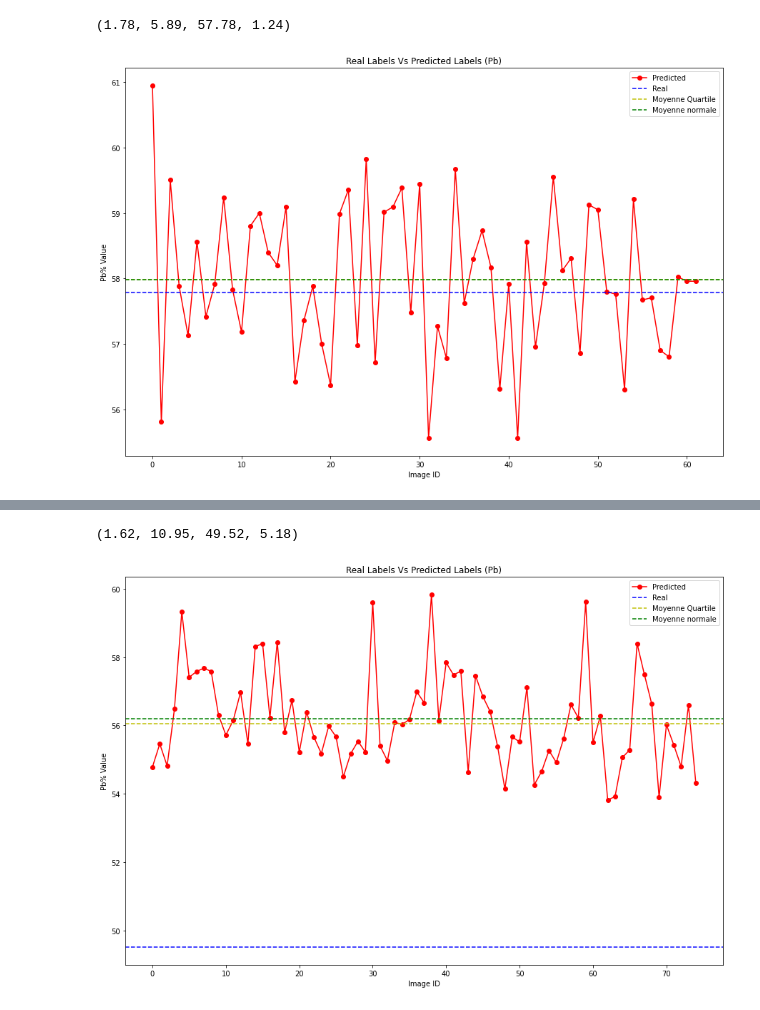
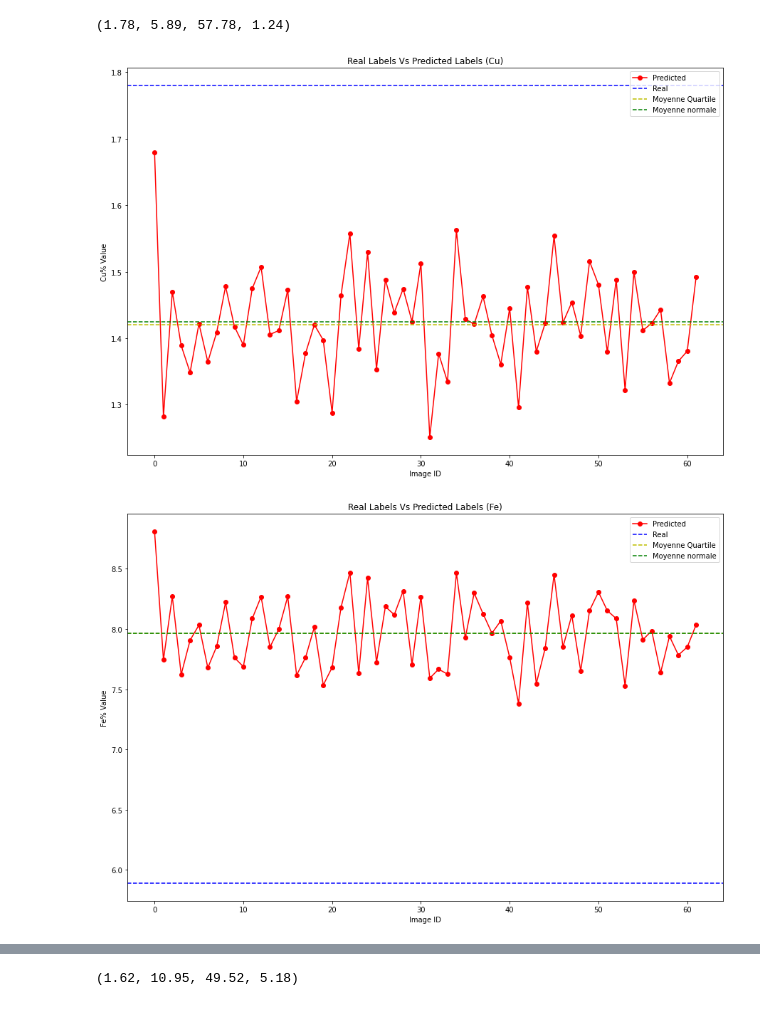
Before and after one commit to Ahmedbendaouia/MIC-DS23-CNNR-FFT-TinyML, a Jupyter notebook: FFT on froth/fft_based.ipynb, the cells around one changed output, grey strips where cells are left out. Drawn from its saved outputs; the diff is of its cells as text; code cells hidden in the pictures.

```diff
--- a/FFT on froth/fft_based.ipynb
+++ b/FFT on froth/fft_based.ipynb
@@ -171 +184,3 @@ fft_features.shape
+# %%
+labels = np.array([labels_cu, labels_fe, labels_pb, labels_zn]).T
 # %%
@@ -395,23 +433,14 @@ while(Video.isOpened()):
     success, frame = Video.read()
     if success == False:
         break
-        #offset 200
     image = crop(frame, 200, 200)
-
-
-    #prediction
-        #resize 400
-    # resized = cv2.resize(image, (200,200), interpolation = cv2.INTER_AREA)
-    # resized = resized/255.0
-    # resized = np.array(resized)
-    # resized = resized.reshape((1,200,200,3))
 
     # apply fft
     fft_pca = image_to_fft_pca(image)
     fft_pca = fft_pca.reshape(1, -1)
 
     #predict
-    t = svm.predict(fft_pca)
+    t = msvm.predict(fft_pca)
 
     #print(t)
 
@@ -441,26 +470,24 @@ def cal_quartil(data):
     return data_clean
 
 def CalculMoyenneTenneursPredites(TabTenneursPredites):
-    # Fe = []
-    # Cu = []
+    Fe = []
+    Cu = []
     Pb = []
-    # Zn = []
+    Zn = []
     i = 0
     for i in range(0,len(TabTenneursPredites)):
-        # Cu.append(TabTenneursPredites[i][0][0])
-        # Fe.append(TabTenneursPredites[i][0][1])
-        # Pb.append(TabTenneursPredites[i][0][2])
-        # Zn.append(TabTenneursPredites[i][0][3])
-        Pb.append(TabTenneursPredites[i][0])
+        Cu.append(TabTenneursPredites[i][0][0])
+        Fe.append(TabTenneursPredites[i][0][1])
+        Pb.append(TabTenneursPredites[i][0][2])
+        Zn.append(TabTenneursPredites[i][0][3])
 
 
         Moyenne_teneur_predit_Pb = cal_quartil(Pb)
-        # Moyenne_teneur_predit_Zn = cal_quartil(Zn)
-        # Moyenne_teneur_predit_Cu = cal_quartil(Cu)
-        # Moyenne_teneur_predit_Fe = cal_quartil(Fe)
+        Moyenne_teneur_predit_Zn = cal_quartil(Zn)
+        Moyenne_teneur_predit_Cu = cal_quartil(Cu)
+        Moyenne_teneur_predit_Fe = cal_quartil(Fe)
 
-    # return Moyenne_teneur_predit_Cu, Moyenne_teneur_predit_Fe, Moyenne_teneur_predit_Pb, Moyenne_teneur_predit_Zn
-    return Moyenne_teneur_predit_Pb
+    return Moyenne_teneur_predit_Cu, Moyenne_teneur_predit_Fe, Moyenne_teneur_predit_Pb, Moyenne_teneur_predit_Zn
 # %%
 Moyenne = CalculMoyenneTenneursPredites(Teneur_predit)
 # %%
@@ -477,13 +504,12 @@ def PlotTenneurs(TeneurPredit, TeneurReel, Moyenne , Element):
 
 
     for i in range (0, len(TeneurPredit)):
-        # TeneurPreditList.append(Teneur_predit[i][0][Ordre[Element]])
-        TeneurPreditList.append(Teneur_predit[i][0])
+        TeneurPreditList.append(Teneur_predit[i][0][Ordre[Element]])
 
     y=TeneurPreditList
     x=TeneurReel[Ordre[Element]]
     Avg_normale = np.average(TeneurPreditList)
-    QuartMoyenne = Moyenne
+    QuartMoyenne = Moyenne[Ordre[Element]]
 
     plt.plot(y, 'ro-')
 
@@ -495,7 +521,9 @@ def PlotTenneurs(TeneurPredit, TeneurReel, Moyenne , Element):
     plt.show()
 
     return
-# %%
-PlotTenneurs(Teneur_predit, TeunneurReel, Moyenne , 'Pb')
-# %% [output]
-[figure, removed]
+# %%
+for elem in ["Cu", "Fe", "Pb", "Zn"]:
+    PlotTenneurs(Teneur_predit, TeunneurReel, Moyenne , elem)
+# %% [output]
+[figure, added]
+[figure, added]
@@ -546,7 +568,3 @@ while(Video.isOpened()):
     count=count+1
 # %%
 Moyenne = CalculMoyenneTenneursPredites(Teneur_predit)
-# %%
-PlotTenneurs(Teneur_predit, TeunneurReel, Moyenne , 'Pb')
-# %% [output]
-[figure, removed]
```
Also changed, not shown: parts of 21 cells of this notebook.
